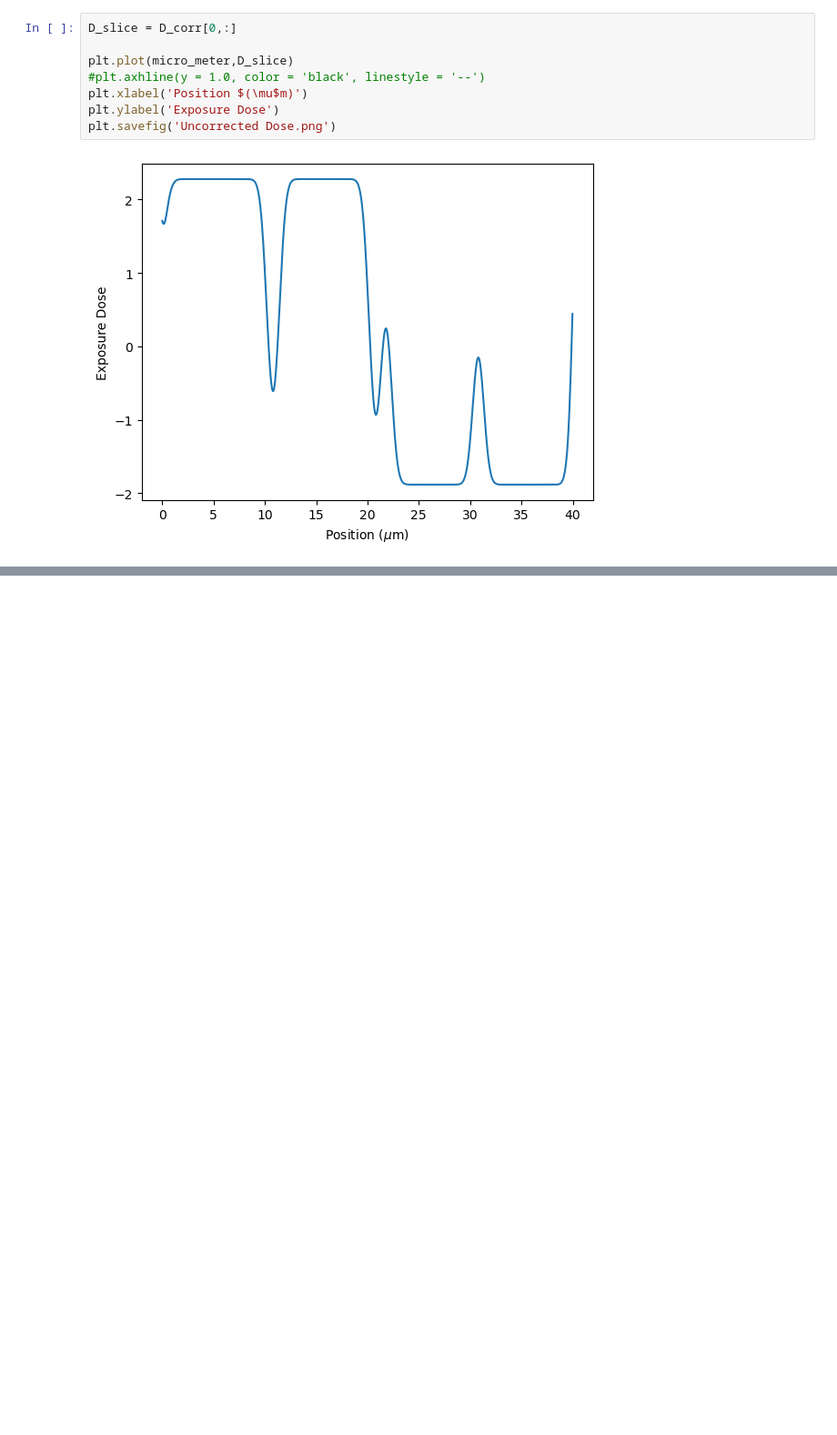
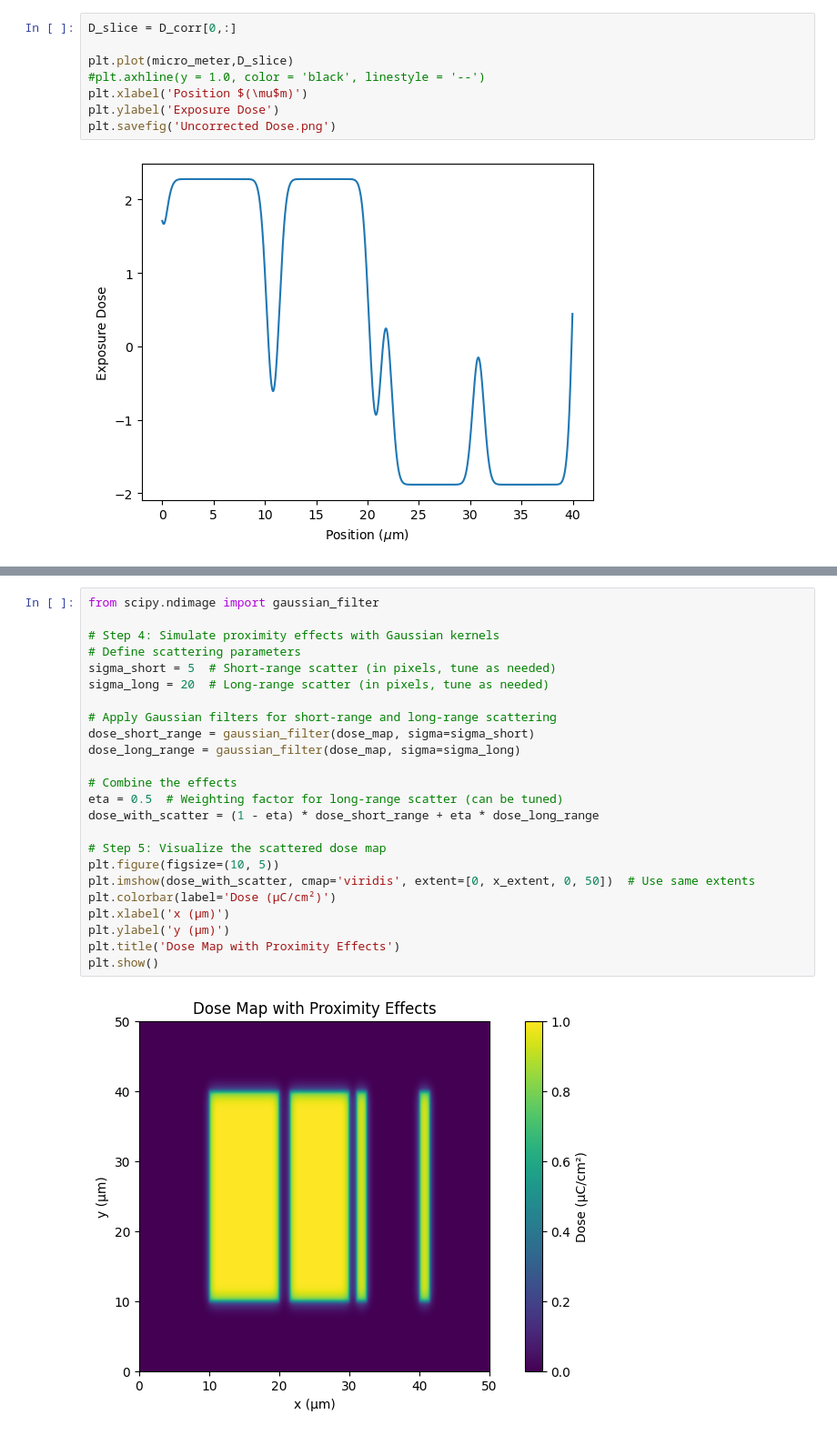
Before and after one commit to NCrooks3/Proximity-Effect-Correction, a Jupyter notebook: Part A-Mask step func.ipynb, the cells around one changed output, grey strips where cells are left out. Shown at 91% size. Saved outputs shown, nothing was run; the diff lists cells and outputs as text; blank space fills up the shorter version.

```diff
--- a/Part A-Mask step func.ipynb
+++ b/Part A-Mask step func.ipynb
@@ -371,0 +417,26 @@ plt.savefig('Uncorrected Dose.png')
+# %%
+from scipy.ndimage import gaussian_filter
+
+# Step 4: Simulate proximity effects with Gaussian kernels
+# Define scattering parameters
+sigma_short = 5  # Short-range scatter (in pixels, tune as needed)
+sigma_long = 20  # Long-range scatter (in pixels, tune as needed)
+
+# Apply Gaussian filters for short-range and long-range scattering
+dose_short_range = gaussian_filter(dose_map, sigma=sigma_short)
+dose_long_range = gaussian_filter(dose_map, sigma=sigma_long)
+
+# Combine the effects
+eta = 0.5  # Weighting factor for long-range scatter (can be tuned)
+dose_with_scatter = (1 - eta) * dose_short_range + eta * dose_long_range
+
+# Step 5: Visualize the scattered dose map
+plt.figure(figsize=(10, 5))
+plt.imshow(dose_with_scatter, cmap='viridis', extent=[0, x_extent, 0, 50])  # Use same extents
+plt.colorbar(label='Dose (μC/cm²)')
+plt.xlabel('x (µm)')
+plt.ylabel('y (µm)')
+plt.title('Dose Map with Proximity Effects')
+plt.show()
+# %% [output]
+[figure, added]
```
Also changed, not shown: parts of 2 cells of this notebook.
